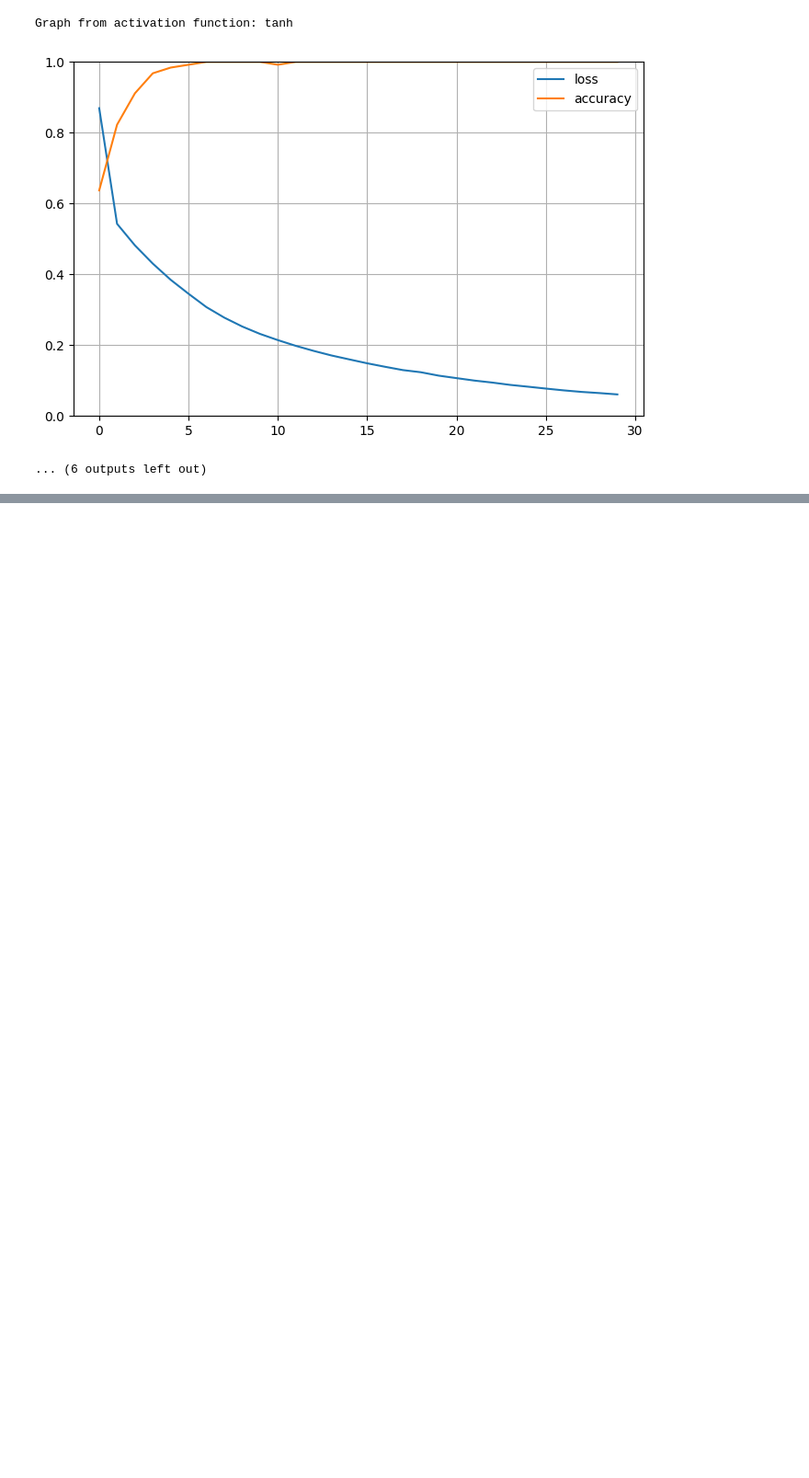
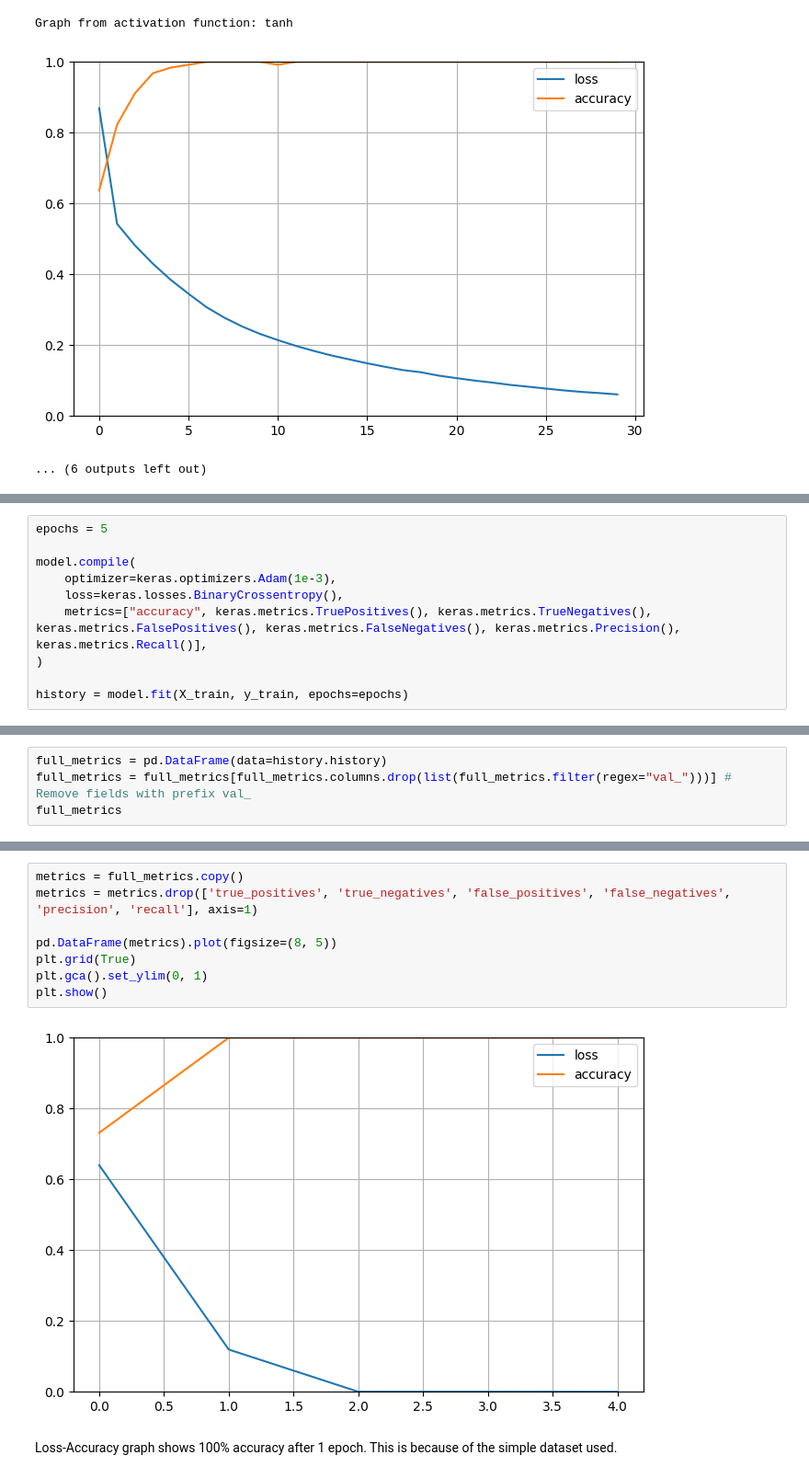
Before and after one commit to lascha212/F21DL, a Jupyter notebook: lab.ipynb, the cells around one changed output, grey strips where cells are left out. Shown at 92% size. Saved outputs shown, nothing was run; the diff lists cells and outputs as text; blank space fills up the shorter version.

```diff
--- a/lab.ipynb
+++ b/lab.ipynb
@@ -1416,0 +1528,10 @@ SyntaxError: invalid syntax. Perhaps you forgot a comma? (3009624814.py, line 16
+# %%
+epochs = 5
+
+model.compile(
+    optimizer=keras.optimizers.Adam(1e-3),
+    loss=keras.losses.BinaryCrossentropy(),
+    metrics=["accuracy", keras.metrics.TruePositives(), keras.metrics.TrueNegatives(), keras.metrics.FalsePositives(), keras.metrics.FalseNegatives(), keras.metrics.Precision(), keras.metrics.Recall()],
+)
+
+history = model.fit(X_train, y_train, epochs=epochs)
@@ -1416,0 +1551,4 @@ SyntaxError: invalid syntax. Perhaps you forgot a comma? (3009624814.py, line 16
+# %%
+full_metrics = pd.DataFrame(data=history.history)
+full_metrics = full_metrics[full_metrics.columns.drop(list(full_metrics.filter(regex="val_")))] # Remove fields with prefix val_
+full_metrics
@@ -1416,0 +1562,12 @@ SyntaxError: invalid syntax. Perhaps you forgot a comma? (3009624814.py, line 16
+# %%
+metrics = full_metrics.copy()
+metrics = metrics.drop(['true_positives', 'true_negatives', 'false_positives', 'false_negatives', 'precision', 'recall'], axis=1)
+
+pd.DataFrame(metrics).plot(figsize=(8, 5))
+plt.grid(True)
+plt.gca().set_ylim(0, 1)
+plt.show()
+# %% [output]
+[figure, added]
+# %% [markdown]
+Loss-Accuracy graph shows 100% accuracy after 1 epoch. This is because of the simple dataset used.
```
Also changed, not shown: parts of 13 cells of this notebook, 1 other file.
